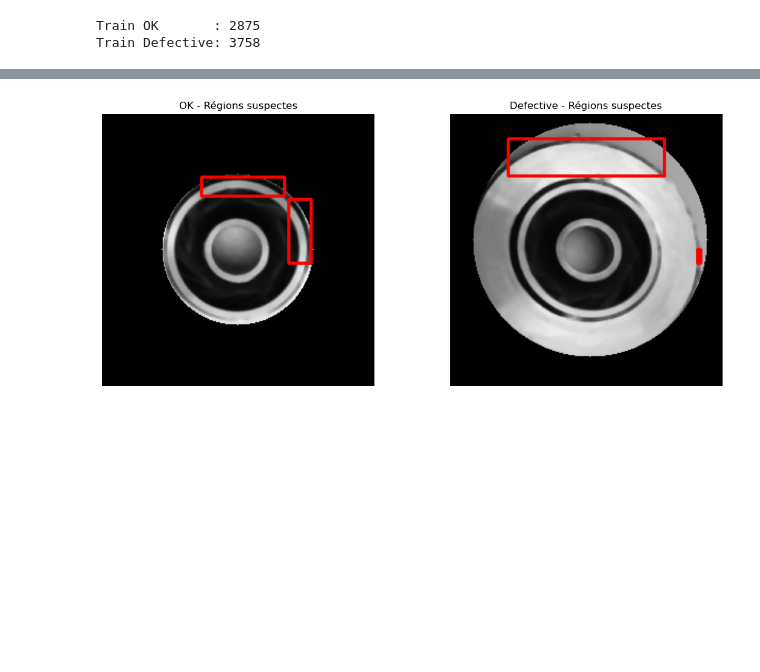
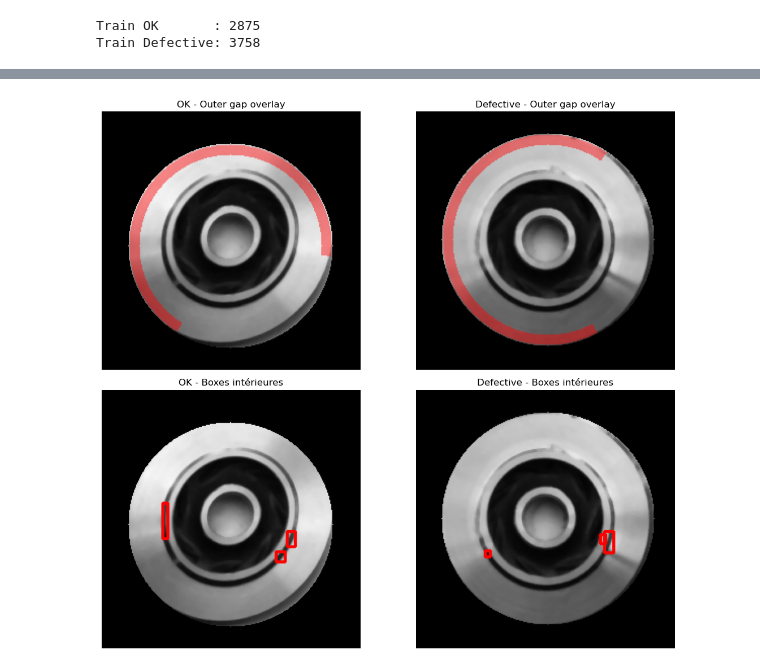
Before and after one commit to omarzinane1/industrial-defect-detection, a Jupyter notebook: notebooks/04_segmentation_mesures.ipynb, the cells around one changed output, grey strips where cells are left out. Drawn from its saved outputs; the diff is of its cells as text; code cells hidden in the pictures; blank space fills up the shorter version.

Commit message:
Add polar reference-based defect detection notebook and src modules

```diff
--- a/notebooks/04_segmentation_mesures.ipynb
+++ b/notebooks/04_segmentation_mesures.ipynb
@@ -183,11 +189,19 @@ def segment_main_object_circle(img_prepared):
     circle = detect_piece_circle(img_prepared)
 
     if circle is None:
+        # fallback simple si Hough échoue
+        H, W = img_prepared.shape
+        x, y = W // 2, H // 2
+        r = int(0.34 * min(H, W))
+
+        mask = np.zeros_like(img_prepared)
+        cv2.circle(mask, (x, y), r, 255, thickness=-1)
+
         return {
-            "mask": np.zeros_like(img_prepared),
-            "center": None,
-            "radius": 0,
-            "selected_mode": "HOUGH_FAILED"
+            "mask": mask,
+            "center": (x, y),
+            "radius": r,
+            "selected_mode": "FALLBACK_CIRCLE"
         }
 
     x, y, r = circle
@@ -538,35 +833,53 @@ Résumé Defective
 # %%
 # ==========================================
-# 19. Bounding boxes des régions suspectes
+# 20. Affichage final outer + inner
 # ==========================================
+
+def overlay_mask_on_gray(gray_img, mask, color=(255, 0, 0), alpha=0.5):
+    rgb = cv2.cvtColor(gray_img, cv2.COLOR_GRAY2RGB)
+    overlay = rgb.copy()
+    overlay[mask > 0] = color
+    blended = cv2.addWeighted(overlay, alpha, rgb, 1 - alpha, 0)
+    return blended
 
 def draw_bounding_boxes(gray_img, contours, thickness=2, min_area=10):
     img_rgb = cv2.cvtColor(gray_img, cv2.COLOR_GRAY2RGB)
 
     for cnt in contours:
         area = cv2.contourArea(cnt)
         if area < min_area:
             continue
 
         x, y, w, h = cv2.boundingRect(cnt)
         cv2.rectangle(img_rgb, (x, y), (x + w, y + h), (255, 0, 0), thickness)
 
     return img_rgb
 
-ok_boxes = draw_bounding_boxes(ok_piece_only, ok_suspicious["filtered_contours"], thickness=2, min_area=10)
-def_boxes = draw_bounding_boxes(def_piece_only, def_suspicious["filtered_contours"], thickness=2, min_area=10)
+ok_outer_overlay = overlay_mask_on_gray(ok_piece_only, ok_outer["gap_mask"], color=(255, 0, 0), alpha=0.45)
+def_outer_overlay = overlay_mask_on_gray(def_piece_only, def_outer["gap_mask"], color=(255, 0, 0), alpha=0.45)
 
-fig, axes = plt.subplots(1, 2, figsize=(12, 5))
+ok_inner_boxes = draw_bounding_boxes(ok_piece_only, ok_inner["filtered_contours"], min_area=10)
+def_inner_boxes = draw_bounding_boxes(def_piece_only, def_inner["filtered_contours"], min_area=10)
 
-axes[0].imshow(ok_boxes)
-axes[0].set_title("OK - Régions suspectes")
-axes[0].axis("off")
+fig, axes = plt.subplots(2, 2, figsize=(12, 10))
 
-axes[1].imshow(def_boxes)
-axes[1].set_title("Defective - Régions suspectes")
-axes[1].axis("off")
+axes[0, 0].imshow(ok_outer_overlay)
+axes[0, 0].set_title("OK - Outer gap overlay")
+axes[0, 0].axis("off")
+
+axes[0, 1].imshow(def_outer_overlay)
+axes[0, 1].set_title("Defective - Outer gap overlay")
+axes[0, 1].axis("off")
+
+axes[1, 0].imshow(ok_inner_boxes)
+axes[1, 0].set_title("OK - Boxes intérieures")
+axes[1, 0].axis("off")
+
+axes[1, 1].imshow(def_inner_boxes)
+axes[1, 1].set_title("Defective - Boxes intérieures")
+axes[1, 1].axis("off")
 
 plt.tight_layout()
 plt.show()
 # %% [output]
-[figure, old version]
+[figure, new version]
```
Also changed, not shown: parts of 28 cells of this notebook, 6 other files.
